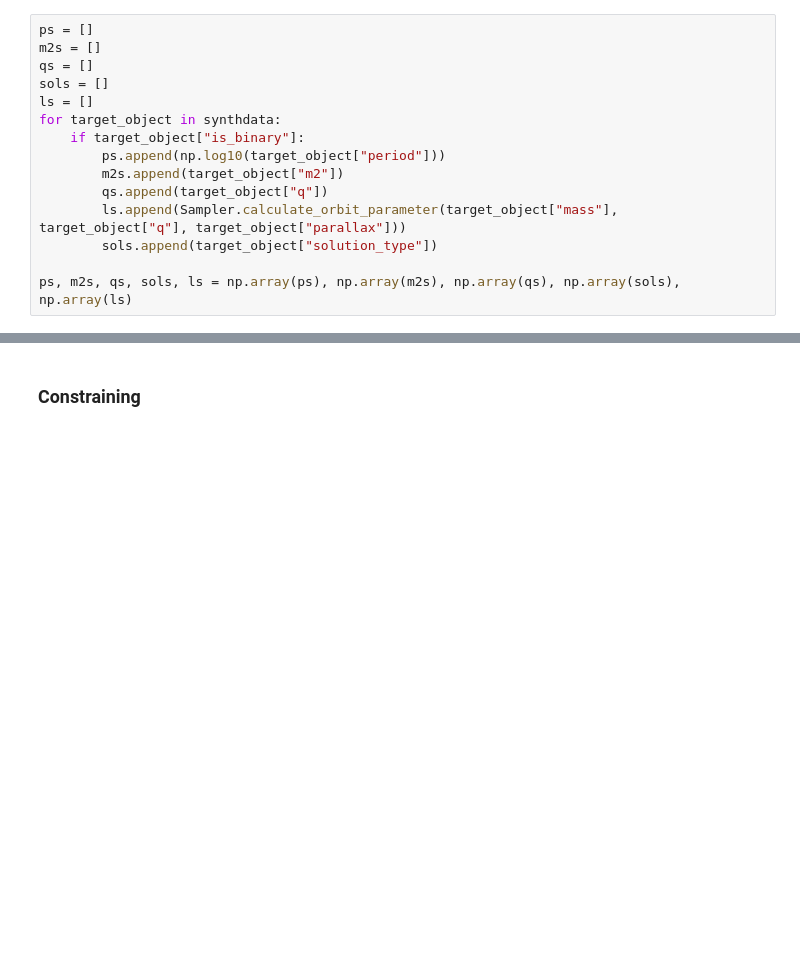
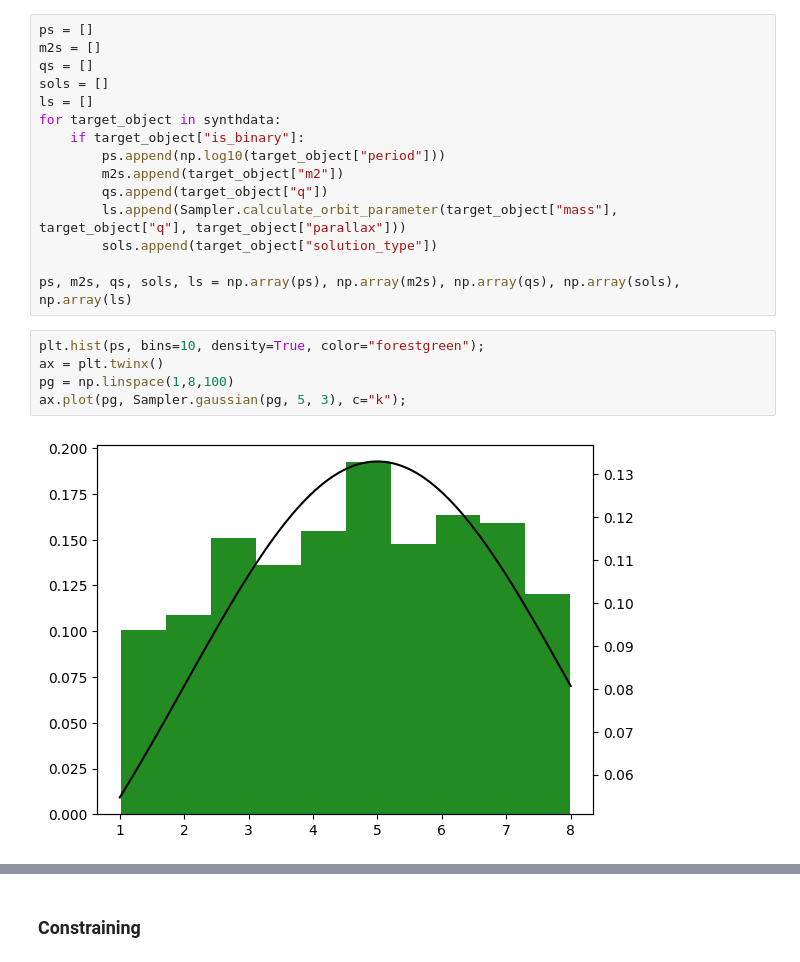
Before and after one commit to BenPennell/BrownDwarfProbabilities, a Jupyter notebook: SynthData.ipynb, the cells around one changed output, grey strips where cells are left out. Drawn from its saved outputs; the diff is of its cells as text; blank space fills up the shorter version.

```diff
--- a/SynthData.ipynb
+++ b/SynthData.ipynb
@@ -432,6 +439,13 @@ for target_object in synthdata:
         sols.append(target_object["solution_type"])
 
 ps, m2s, qs, sols, ls = np.array(ps), np.array(m2s), np.array(qs), np.array(sols), np.array(ls)
+# %%
+plt.hist(ps, bins=10, density=True, color="forestgreen");
+ax = plt.twinx()
+pg = np.linspace(1,8,100)
+ax.plot(pg, Sampler.gaussian(pg, 5, 3), c="k");
+# %% [output]
+[figure, added]
 # %%
 cb = plt.scatter(ls**(1/4), ps, c=sols);
 plt.colorbar(cb);
```
Also changed, not shown: parts of 72 cells of this notebook, 15 other files.
